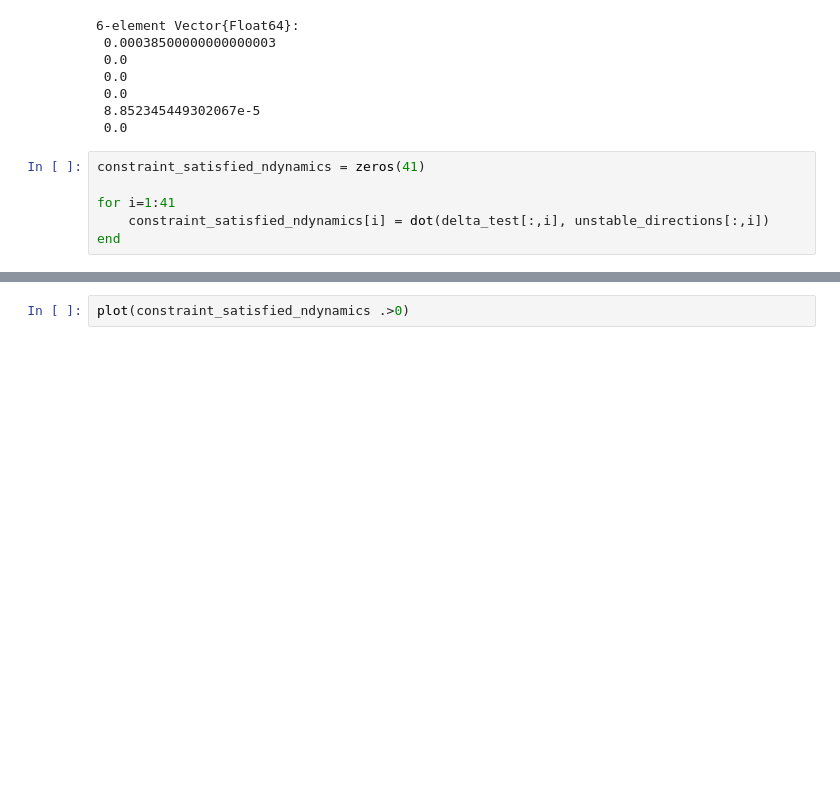
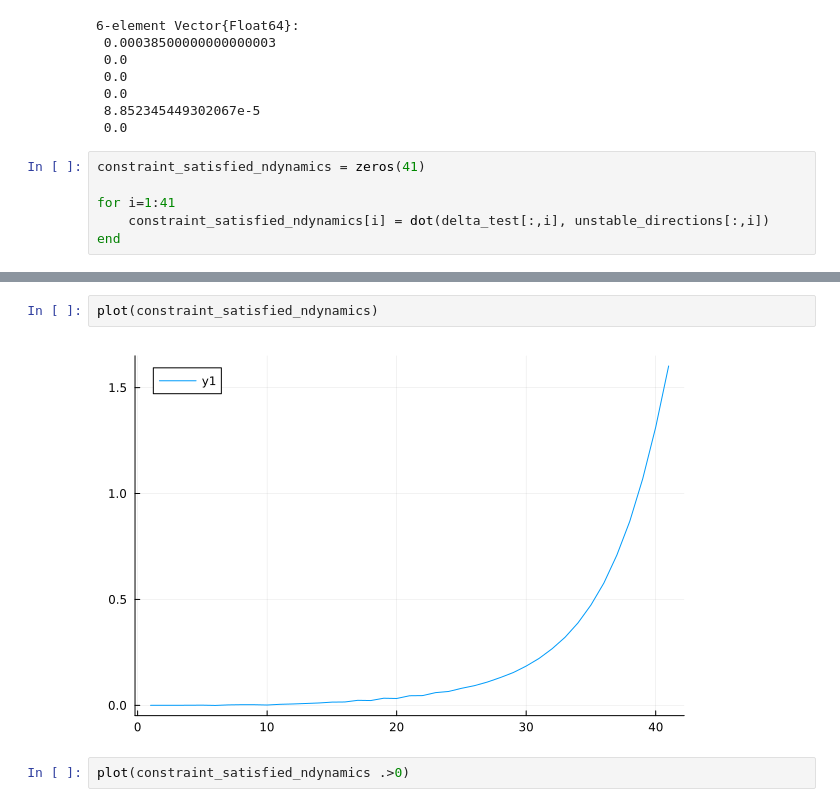
Before and after one commit to vegaf1/convex_mpc_stationkeeping, a Jupyter notebook: convex_mpc_stationkeeping_final_working_clean_testing_rescaled_secondordercorrection.ipynb, the cells around one changed output, grey strips where cells are left out. Drawn from its saved outputs; the diff is of its cells as text; blank space fills up the shorter version.

```diff
--- a/convex_mpc_stationkeeping_final_working_clean_testing_rescaled_secondordercorrection.ipynb
+++ b/convex_mpc_stationkeeping_final_working_clean_testing_rescaled_secondordercorrection.ipynb
@@ -2475,3 +2510,7 @@ end
+# %%
+plot(constraint_satisfied_ndynamics)
+# %% [output]
+[figure, added]
 # %%
 plot(constraint_satisfied_ndynamics .>0)
 # %% [output]
```
Also changed, not shown: parts of 50 cells of this notebook, 1 other file.
